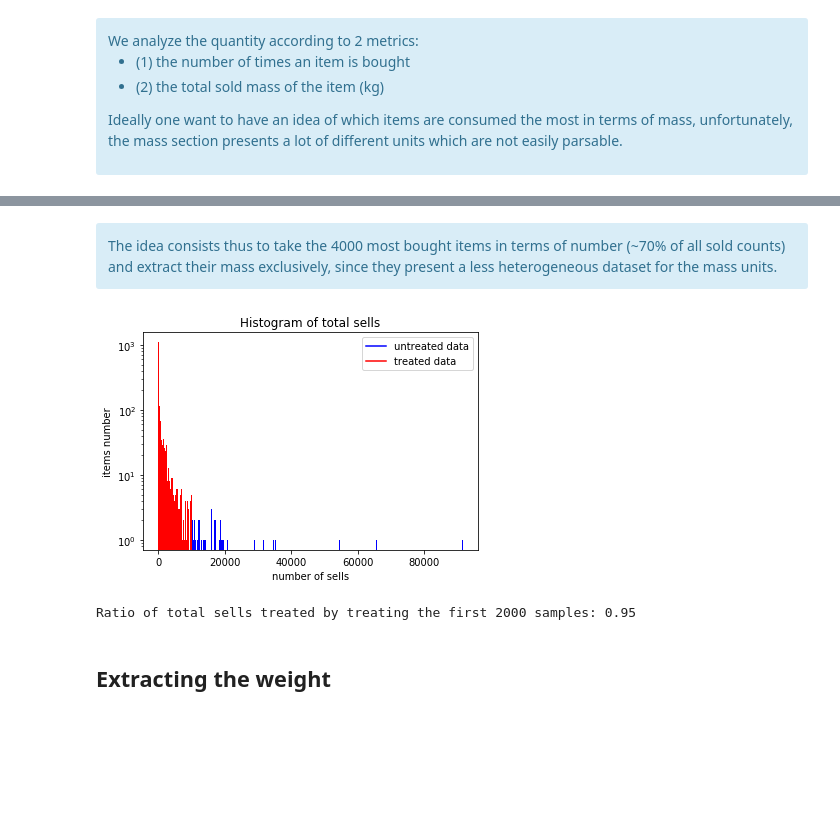
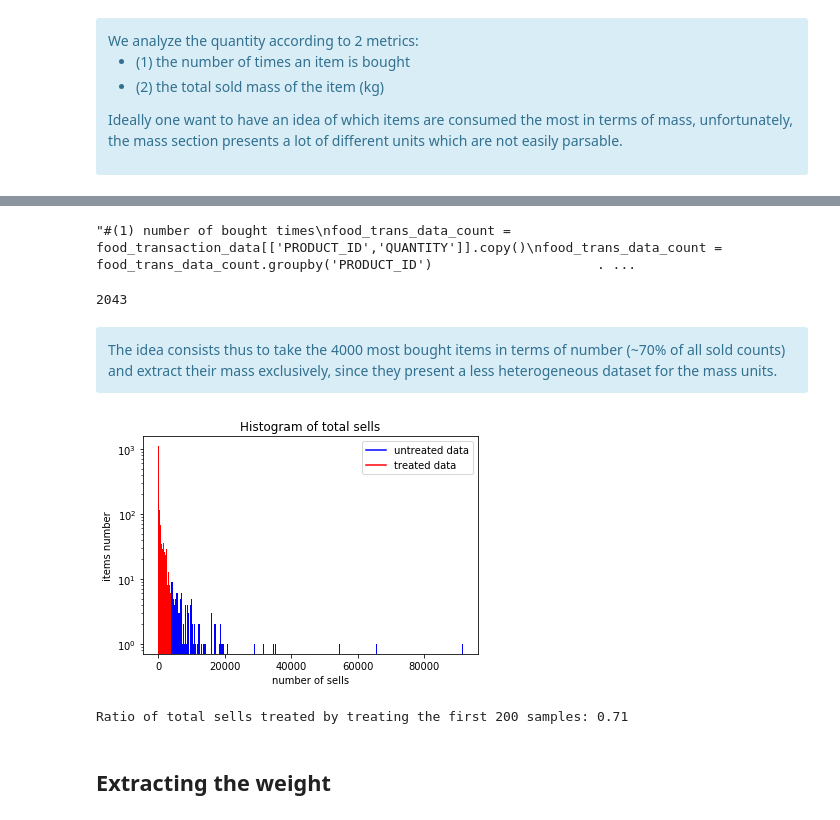
Before and after one commit to raphaelreiss/ADA_project, a Jupyter notebook: src/TermProject.ipynb, the cells around one changed output, grey strips where cells are left out. Drawn from its saved outputs; the diff is of its cells as text; code cells hidden in the pictures; blank space fills up the shorter version.

```diff
--- a/src/TermProject.ipynb
+++ b/src/TermProject.ipynb
@@ -38,6 +38,8 @@ food_product_df = food_product_df[~food_product_df.COMMODITY_DESC.isin(['PAPER T
 
 #transaction dataset related to food only
 food_transaction_data = transaction_data_df.merge(food_product_df,how = 'inner',on = 'PRODUCT_ID')
+food_transaction_data['dunn_name'] = food_transaction_data['COMMODITY_DESC'] + " " + food_transaction_data['SUB_COMMODITY_DESC']
+food_transaction_data = food_transaction_data.drop(columns = ['COMMODITY_DESC','SUB_COMMODITY_DESC'])[['household_key','BASKET_ID','PRODUCT_ID','QUANTITY','CURR_SIZE_OF_PRODUCT','dunn_name']]
 # %% [markdown]
 <div class="alert alert-block alert-info">
 We analyze the quantity according to 2 metrics:
@@ -62,48 +69,49 @@ array(['158.4 OZ', '3.54 OZ', '10.66 OZ', 'CR   12 OZ', '12/8 OZ',
 # %%
-#(1) number of bought times
+"""#(1) number of bought times
 food_trans_data_count = food_transaction_data[['PRODUCT_ID','QUANTITY']].copy()
 food_trans_data_count = food_trans_data_count.groupby('PRODUCT_ID')\
                      .sum()\
                      .join(product_df.set_index('PRODUCT_ID')[['COMMODITY_DESC','SUB_COMMODITY_DESC','CURR_SIZE_OF_PRODUCT']],how = 'left',on = 'PRODUCT_ID',lsuffix = '_l',rsuffix = '_r')\
-                     .sort_values(by = 'QUANTITY',ascending = False)
+                     .sort_values(by = 'QUANTITY',ascending = False)"""
+# %% [output]
+"#(1) number of bought times\nfood_trans_data_count = food_transaction_data[['PRODUCT_ID','QUANTITY']].copy()\nfood_trans_data_count = food_trans_data_count.groupby('PRODUCT_ID')                     . ...
-# %%
-food_trans_data_count = food_trans_data_count.reset_index()\
-                     .groupby(['COMMODITY_DESC','SUB_COMMODITY_DESC']).agg({'QUANTITY':'sum','PRODUCT_ID':'min','CURR_SIZE_OF_PRODUCT':'max'})\
-                     .reset_index()\
-                     .set_index('PRODUCT_ID')
+# %%
+food_trans_data_count.shape[0]
+# %% [output]
+2043
 # %% [markdown]
 <div class="alert alert-block alert-info">
 The idea consists thus to take the 4000 most bought items in terms of number (~70% of all sold counts) and extract their mass exclusively, since they present a less heterogeneous dataset for the mass units.
 </div>
 # %%
 #we restrict ourself to treat the NUM first items
-NUM = 2000
+NUM = 200
 N = food_trans_data_count.shape[0]
 fig, ax = plt.subplots(1)
 n_bins = 500
 No, bins, patches = ax.hist(food_trans_data_count.QUANTITY,bins = n_bins)
 ax.set_ylabel('items number')
 ax.set_xlabel('number of sells')
 ax.set_yscale('log')
 ax.set_title('Histogram of total sells')
 val = food_trans_data_count.QUANTITY.iloc[NUM]
 val_bin = np.digitize(val,bins)
 
 for i in range(0,val_bin):
     patches[i].set_facecolor('r')
 for i in range(val_bin,n_bins):
     patches[i].set_facecolor('b')
 ax.plot([0,0],[0,0],'-b', label='untreated data')
 ax.plot([0,0],[0,0],'-r', label='treated data')
 ax.legend()
 plt.show()
 k = food_trans_data_count.iloc[:NUM].QUANTITY.values.sum()
 t = food_trans_data_count.QUANTITY.values.sum()
 ratio = k/t
 print('Ratio of total sells treated by treating the first %i samples: %.2f' % (NUM,ratio) )
 # %% [output]
-[figure, old version]
+[figure, new version]
-Ratio of total sells treated by treating the first 2000 samples: 0.95
+Ratio of total sells treated by treating the first 200 samples: 0.71
 # %% [markdown]
 ## Extracting the weight
 # %%
```
Also changed, not shown: parts of 24 cells of this notebook, 5 other files.
